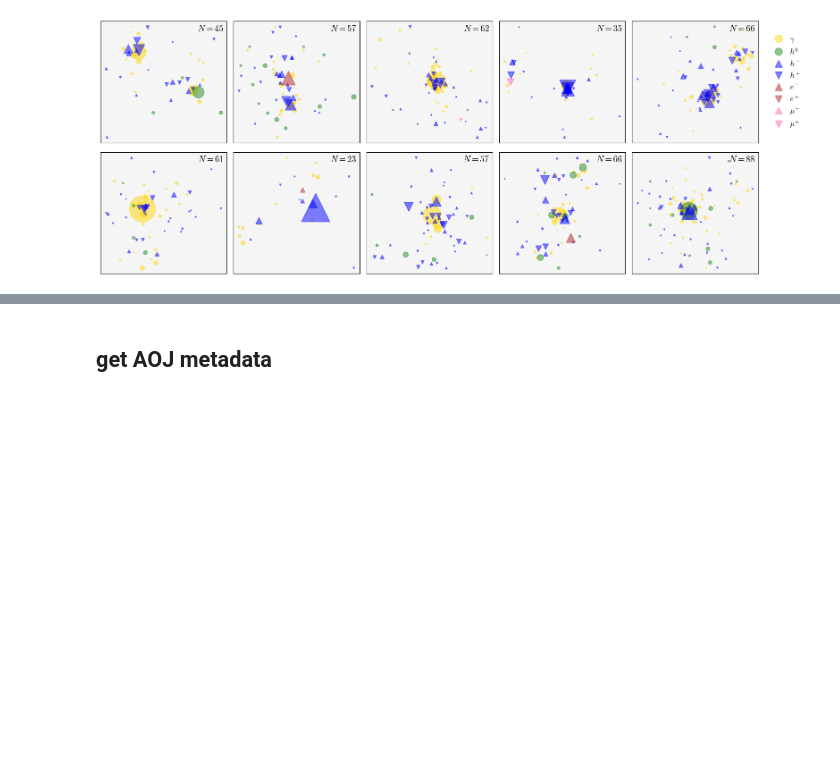
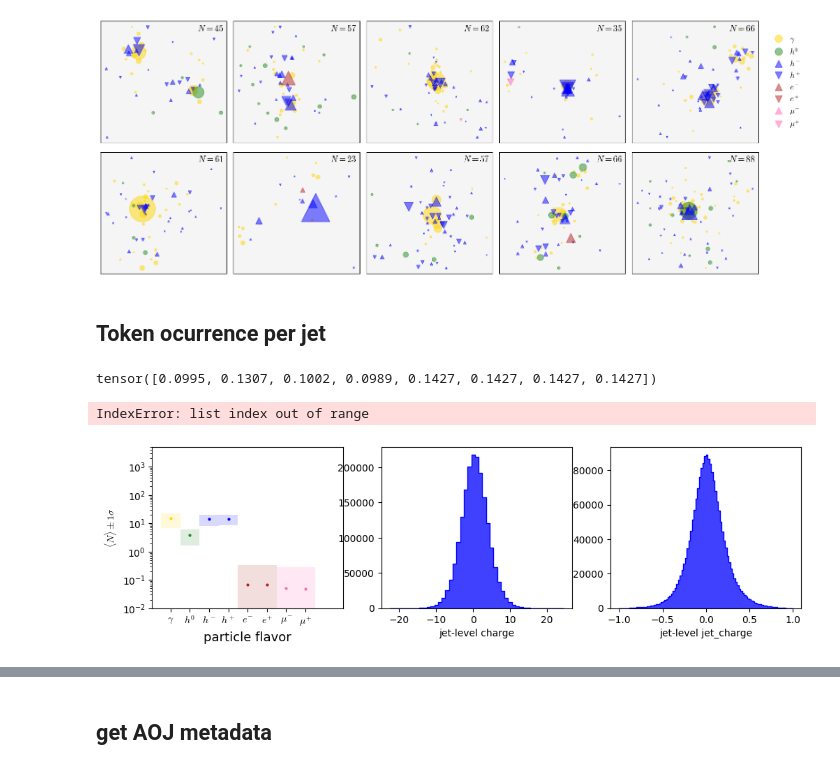
Before and after one commit to dfaroughy/Multimodal-Bridges, a Jupyter notebook: notebooks/data_aoj.ipynb, the cells around one changed output, grey strips where cells are left out. Saved outputs shown, nothing was run; the diff lists cells and outputs as text; code cells hidden in the pictures; blank space fills up the shorter version.

```diff
--- a/notebooks/data_aoj.ipynb
+++ b/notebooks/data_aoj.ipynb
@@ -269,0 +113,2 @@ jets.constituents.histplot("dz_ratio", apply_map=flavor_mask(jets, 5) ,ax=ax, fi
+# %% [markdown]
+## Token ocurrence per jet
@@ -269,0 +124,20 @@ jets.constituents.histplot("dz_ratio", apply_map=flavor_mask(jets, 5) ,ax=ax, fi
+# %%
+(1 - token_freqs) / (1 - token_freqs).sum()
+# %% [output]
+tensor([0.0995, 0.1307, 0.1002, 0.0989, 0.1427, 0.1427, 0.1427, 0.1427])
+# %%
+(["ddd"]*8)[8]
+# %% [output]
+IndexError: list index out of range
+# %%
+from datamodules.utils import JetFeatures,  ParticleClouds
+
+jets = JetFeatures(data)
+# %%
+_, ax = plt.subplots(1, 3, figsize=(12, 3))
+
+jets.plot_flavor_count_per_jet(markersize=4, color=['gold', 'forestgreen', 'blue', 'blue', 'firebrick', 'firebrick', 'hotpink', 'hotpink', 'hotpink'], ax=ax[0])
+jets.histplot('charge', discrete=True, ax=ax[1], color='k', label='electric charge')
+jets.histplot('jet_charge', bins=100, ax=ax[2], color='blue', label='multiplicity')
+# %% [output]
+[figure, added]
```
Also changed, not shown: parts of 10 cells of this notebook, 5 other files.
